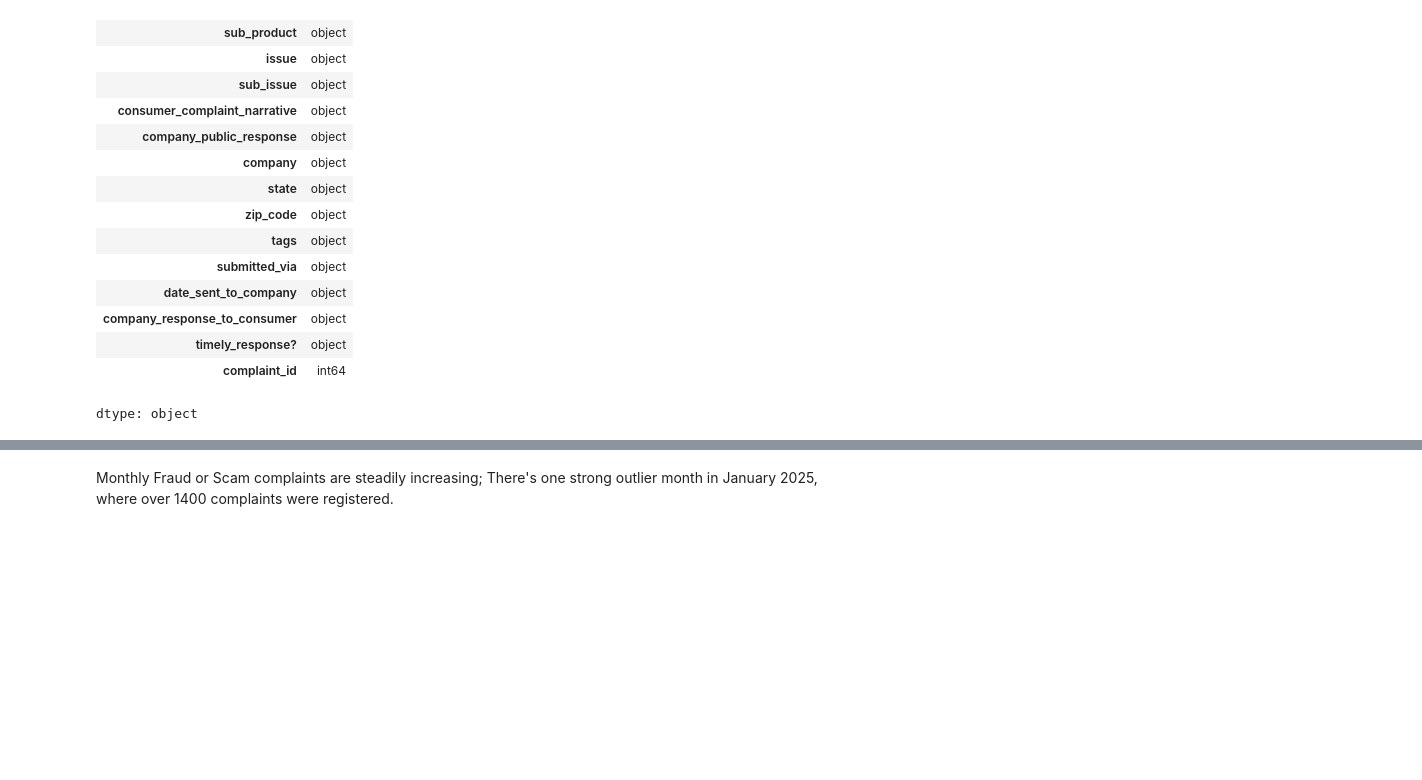
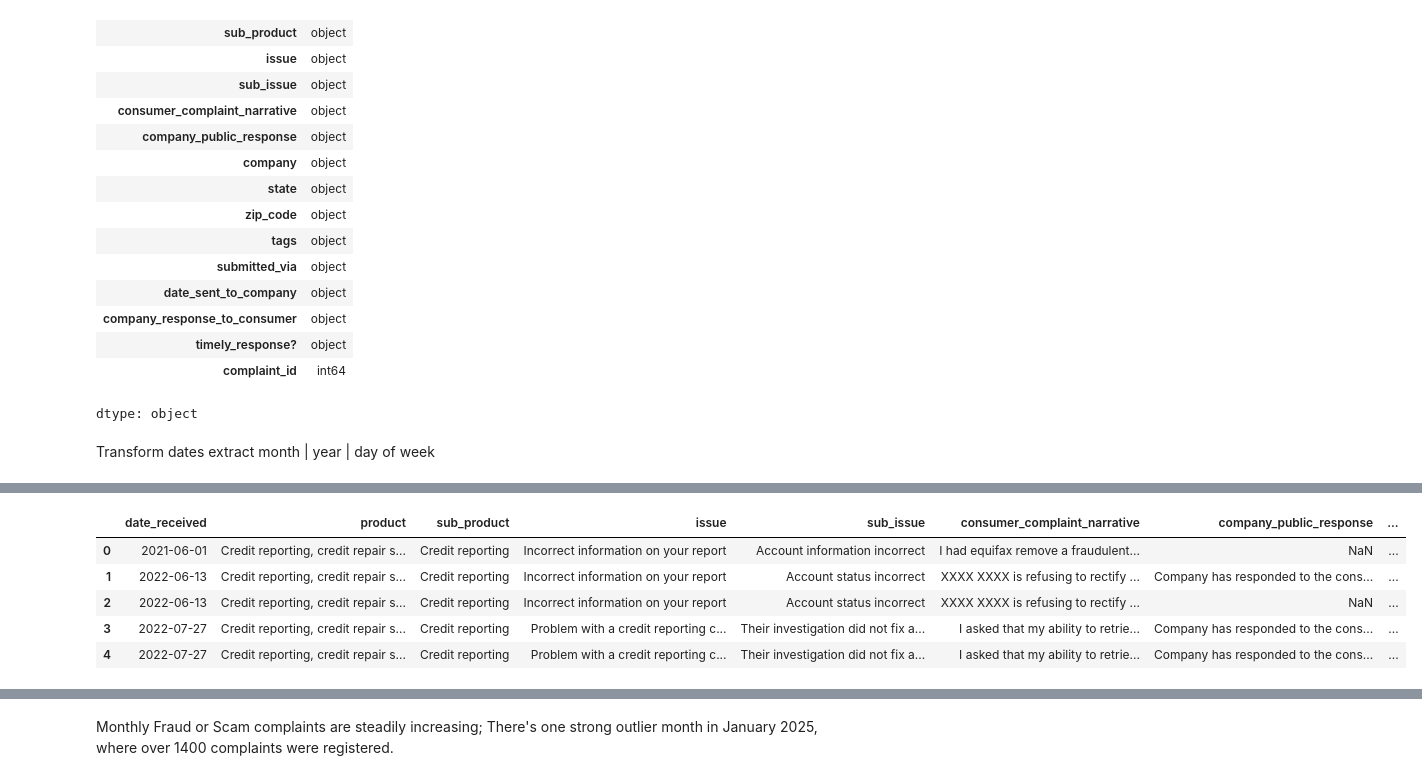
Before and after one commit to laurynjlittle/APST2047_Messy_Data_ML_Project, a Jupyter notebook: NB1_Messy_Data_Dataset_Preprocessing_JL.ipynb, the cells around one changed output, grey strips where cells are left out. Saved outputs shown, nothing was run; the diff lists cells and outputs as text; code cells hidden in the pictures; blank space fills up the shorter version.

```diff
--- a/NB1_Messy_Data_Dataset_Preprocessing_JL.ipynb
+++ b/NB1_Messy_Data_Dataset_Preprocessing_JL.ipynb
@@ -140,0 +139,19 @@ raw_data['date_sent_to_company'] = pd.to_datetime(raw_data['date_sent_to_company
+# %% [markdown]
+Transform dates
+extract month | year | day of week
+# %%
+raw_data['date_received'] = pd.to_datetime(raw_data['date_received'])
+raw_data['date_sent_to_company'] = pd.to_datetime(raw_data['date_sent_to_company'])
+
+## date range in dataset
+print(min(raw_data['date_received']))
+print(max(raw_data['date_received']))
+
+## extract month, year, day of week from date recieved
+## keep as dimensions, not numeric, and will use as categorical features in models
+raw_data['month_received'] = raw_data['date_received'].dt.month_name()
+raw_data['year_received'] = raw_data['date_received'].dt.year
+raw_data['day_of_week_received'] = raw_data['date_received'].dt.day_name()
+
+display(raw_data.head())
+# %% [output]
@@ -140,0 +160,6 @@ raw_data['date_sent_to_company'] = pd.to_datetime(raw_data['date_sent_to_company
+|  | date_received | product | sub_product | issue | sub_issue | consumer_complaint_narrative | company_public_response | ... |
+| 0 | 2021-06-01 | Credit reporting, credit repair s... | Credit reporting | Incorrect information on your report | Account information incorrect | I had equifax remove a fraudulent... | NaN | ... |
+| 1 | 2022-06-13 | Credit reporting, credit repair s... | Credit reporting | Incorrect information on your report | Account status incorrect | XXXX XXXX is refusing to rectify ... | Company has responded to the cons... | ... |
+| 2 | 2022-06-13 | Credit reporting, credit repair s... | Credit reporting | Incorrect information on your report | Account status incorrect | XXXX XXXX is refusing to rectify ... | NaN | ... |
+| 3 | 2022-07-27 | Credit reporting, credit repair s... | Credit reporting | Problem with a credit reporting c... | Their investigation did not fix a... | I asked that my ability to retrie... | Company has responded to the cons... | ... |
+| 4 | 2022-07-27 | Credit reporting, credit repair s... | Credit reporting | Problem with a credit reporting c... | Their investigation did not fix a... | I asked that my ability to retrie... | Company has responded to the cons... | ... |
```
Also changed, not shown: parts of 21 cells of this notebook.
